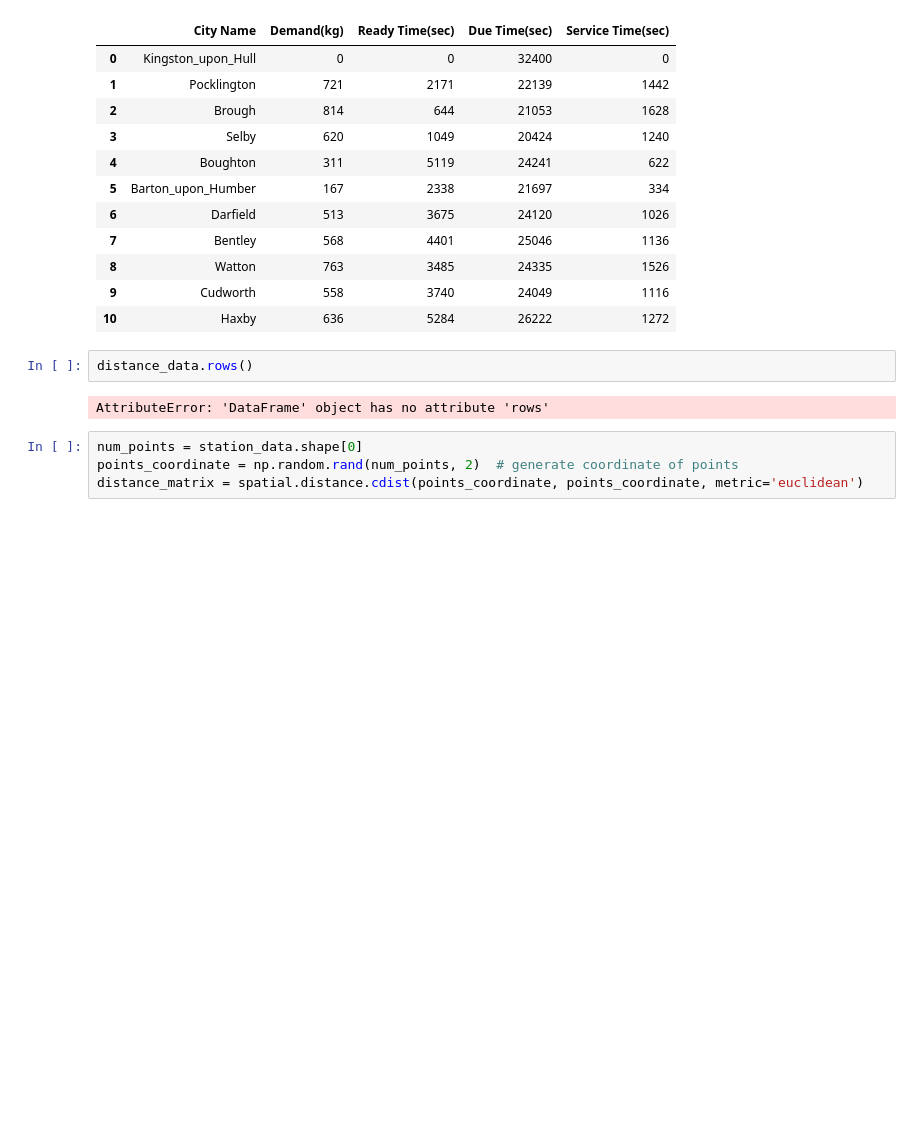
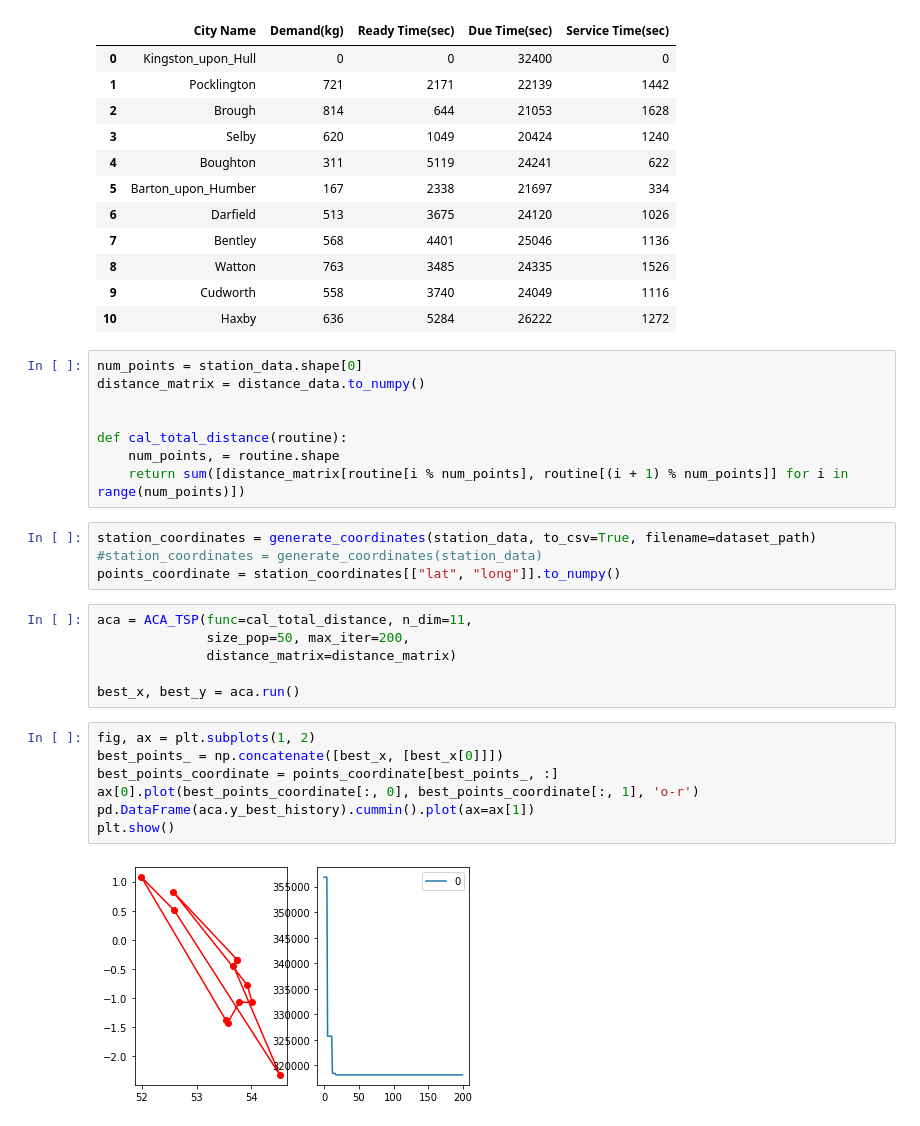
Before and after one commit to kallekj/Explorer, a Jupyter notebook: src/ACO.ipynb, the cells around one changed output. Saved outputs shown, nothing was run; the diff lists cells and outputs as text; blank space fills up the shorter version.

Commit message:
New requirements and can now generate coordinates from location

```diff
--- a/src/ACO.ipynb
+++ b/src/ACO.ipynb
@@ -43,11 +45,30 @@ station_data
 | 8 | Watton | 763 | 3485 | 24335 | 1526 |
 | 9 | Cudworth | 558 | 3740 | 24049 | 1116 |
 | 10 | Haxby | 636 | 5284 | 26222 | 1272 |
-# %%
-distance_data.rows()
-# %% [output]
-AttributeError: 'DataFrame' object has no attribute 'rows'
-# %%
-num_points = station_data.shape[0]
-points_coordinate = np.random.rand(num_points, 2)  # generate coordinate of points
-distance_matrix = spatial.distance.cdist(points_coordinate, points_coordinate, metric='euclidean')
+# %%
+num_points = station_data.shape[0]
+distance_matrix = distance_data.to_numpy()
+
+
+def cal_total_distance(routine):
+    num_points, = routine.shape
+    return sum([distance_matrix[routine[i % num_points], routine[(i + 1) % num_points]] for i in range(num_points)])
+# %%
+station_coordinates = generate_coordinates(station_data, to_csv=True, filename=dataset_path)
+#station_coordinates = generate_coordinates(station_data)
+points_coordinate = station_coordinates[["lat", "long"]].to_numpy()
+# %%
+aca = ACA_TSP(func=cal_total_distance, n_dim=11,
+              size_pop=50, max_iter=200,
+              distance_matrix=distance_matrix)
+
+best_x, best_y = aca.run()
+# %%
+fig, ax = plt.subplots(1, 2)
+best_points_ = np.concatenate([best_x, [best_x[0]]])
+best_points_coordinate = points_coordinate[best_points_, :]
+ax[0].plot(best_points_coordinate[:, 0], best_points_coordinate[:, 1], 'o-r')
+pd.DataFrame(aca.y_best_history).cummin().plot(ax=ax[1])
+plt.show()
+# %% [output]
+[figure, added]
```
Also changed, not shown: parts of 2 cells of this notebook, 3 other files.
